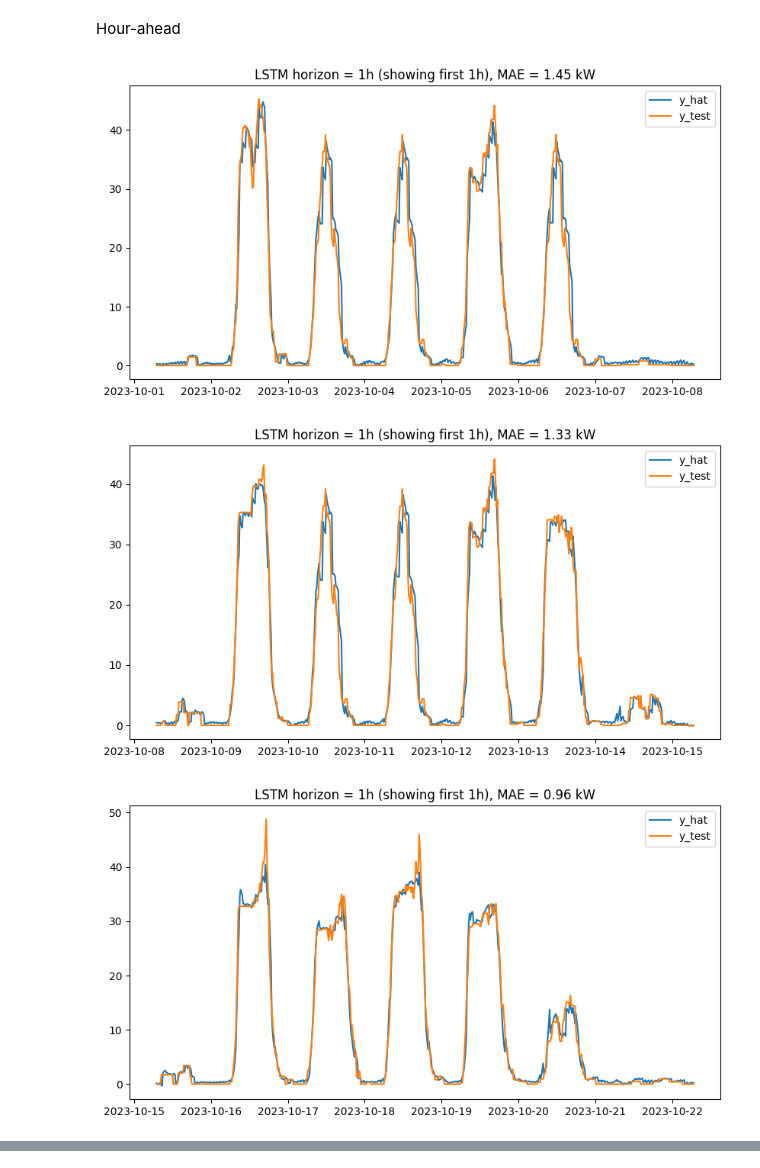
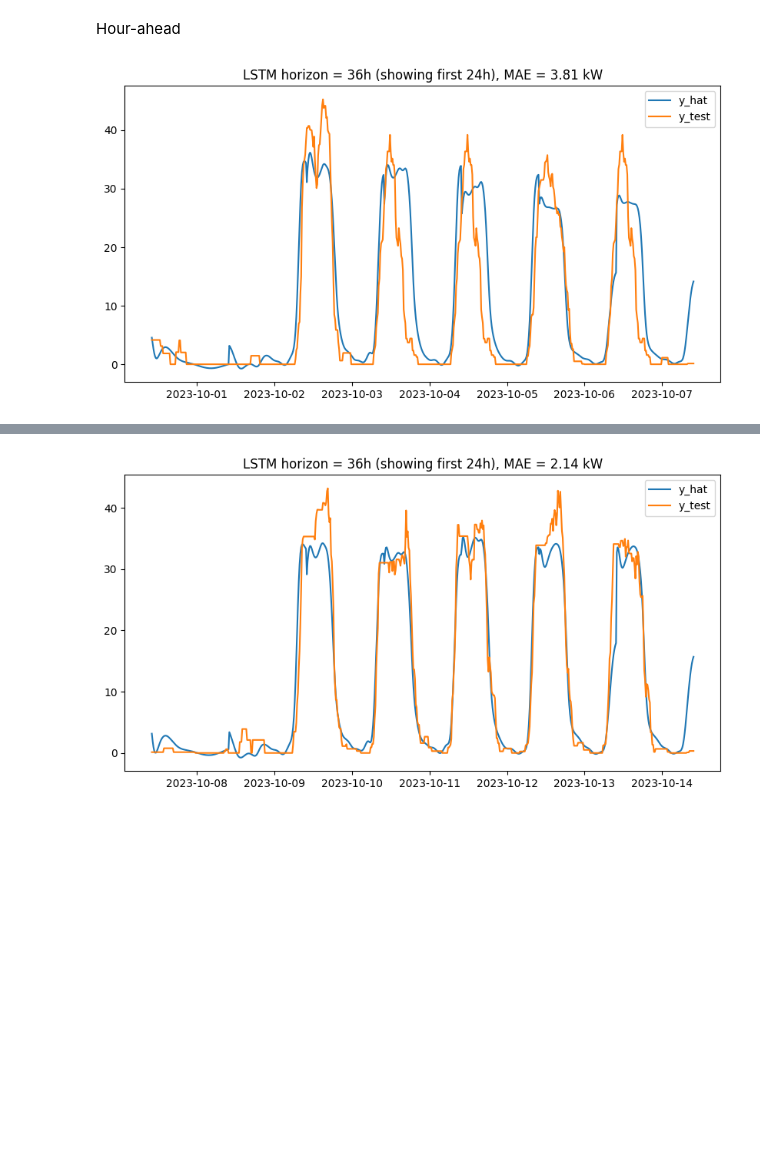
Before and after one commit to woodjmichael/Prophet-LSTM-EV-Forecast, a Jupyter notebook: ev_forecaster_no_sql.ipynb, the cells around one changed output, grey strips where cells are left out. Saved outputs shown, nothing was run; the diff lists cells and outputs as text; code cells hidden in the pictures; blank space fills up the shorter version.

Commit message:
loaded onto microgrid: LSTM-24 output 1.5 days

```diff
--- a/ev_forecaster_no_sql.ipynb
+++ b/ev_forecaster_no_sql.ipynb
@@ -47,7 +47,7 @@ manage_file = {
 data_opt = {
     #'reload_data': False,
     'n_back': 96*3,  # 4*24*7
-    'n_timesteps': 4,  # 4*4
+    'n_timesteps': int(1.5*96),  # 96
     'lag': 0,
     'dataset_split': 'data', # 'percentage', data
     'tr_per': 0.90,
@@ -67,7 +67,7 @@ model_opt = {'LSTM_num_hidden_units': [24],
              'metrics': 'mse',
              'optimizer': 'adam',
              'patience': 5,
-             'epochs': 30,
+             'epochs': 50,
              'validation_split': 0.2,
              'model_path': './Output/',
              'Dropout_rate': 0.2,
@@ -102,9 +92,3 @@ This cleaning was run on `train_JPL_2_new.csv` to remove some final few outliers
 The second block is run once for each month in the dataset to visually see outliers.
 
 Turn on plotly (first cell up top) to easily find the day-of-month to be replaced.
-# %%
-dataset = pd.read_csv('dati/train_JPL_4.csv',sep=';')
-dataset['times_utc'] = pd.to_datetime(dataset['times_utc'], format=file_opt['dt_format'])
-dataset.set_index('times_utc', inplace=True)
-dataset = dataset.resample('15min').mean()
-plot_weekly(dataset.power,title='Uncleaned')
@@ -253,32 +216,30 @@ test_y.to_csv(f"{model_opt['model_path']}measures_4.csv")
 # %% [markdown]
 Hour-ahead
 # %%
-viz_horizon_h = 1
+viz_horizon_h = 24
 horizon_h = int(data_opt['n_timesteps']/4)
 
 week = 0
-while (week*672+168/viz_horizon_h) < len(y_hat):
-      idx = pd.date_range(y_hat.index[week*672],
-                              periods=int(168/viz_horizon_h),
-                              freq=f'{viz_horizon_h}h')
+#while (week*672+168/viz_horizon_h) < len(y_hat):
+idx = pd.date_range(y_hat.index[week*672],
+                        periods=int(168/viz_horizon_h),
+                        freq=f'{viz_horizon_h}h')
 
-      out1_tplus = [f'out1(t+{t})' for t in range(4*viz_horizon_h)]
+out1_tplus = [f'out1(t+{t})' for t in range(4*viz_horizon_h)]
 
-      y_hat_flat =   y_hat[out1_tplus].loc[idx].values.flatten()
-      test_y_flat = test_y[out1_tplus].loc[idx].values.flatten()
+y_hat_flat =   y_hat[out1_tplus].loc[idx].values.flatten()
+test_y_flat = test_y[out1_tplus].loc[idx].values.flatten()
 
-      mae = (((y_hat_flat - test_y_flat)**2)**(0.5)).mean()
+mae = (((y_hat_flat - test_y_flat)**2)**(0.5)).mean()
 
-      t = pd.date_range(idx[0],periods=len(y_hat_flat),freq='15min')
-      plt.figure(figsize=(10,5))
-      plt.plot(t,y_hat_flat,label='y_hat')
-      plt.plot(t,test_y_flat,label='y_test')
-      plt.legend()
-      plt.title(f'LSTM horizon = {horizon_h}h (showing first {viz_horizon_h}h), MAE = {mae:.2f} kW')
-      plt.savefig(f'Output/test_vs_predict_week{week}.png')
+t = pd.date_range(idx[0],periods=len(y_hat_flat),freq='15min')
+plt.figure(figsize=(10,5))
+plt.plot(t,y_hat_flat,label='y_hat')
+plt.plot(t,test_y_flat,label='y_test')
+plt.legend()
+plt.title(f'LSTM horizon = {horizon_h}h (showing first {viz_horizon_h}h), MAE = {mae:.2f} kW')
+plt.savefig(f'Output/test_vs_predict_week{week}.png')
 
-      week+=1
+week+=1
 # %% [output]
-[figure, old version]
+[figure, new version]
-[figure, removed]
-[figure, removed]
@@ -293,0 +246,25 @@ while (week*672+168/viz_horizon_h) < len(y_hat):
+# %%
+week = 1
+#while (week*672+168/viz_horizon_h) < len(y_hat):
+idx = pd.date_range(y_hat.index[week*672],
+                        periods=int(168/viz_horizon_h),
+                        freq=f'{viz_horizon_h}h')
+
+out1_tplus = [f'out1(t+{t})' for t in range(4*viz_horizon_h)]
+
+y_hat_flat =   y_hat[out1_tplus].loc[idx].values.flatten()
+test_y_flat = test_y[out1_tplus].loc[idx].values.flatten()
+
+mae = (((y_hat_flat - test_y_flat)**2)**(0.5)).mean()
+
+t = pd.date_range(idx[0],periods=len(y_hat_flat),freq='15min')
+plt.figure(figsize=(10,5))
+plt.plot(t,y_hat_flat,label='y_hat')
+plt.plot(t,test_y_flat,label='y_test')
+plt.legend()
+plt.title(f'LSTM horizon = {horizon_h}h (showing first {viz_horizon_h}h), MAE = {mae:.2f} kW')
+plt.savefig(f'Output/test_vs_predict_week{week}.png')
+
+week+=1
+# %% [output]
+[figure, added]
```
Also changed, not shown: parts of 14 cells of this notebook, 26 other files.
